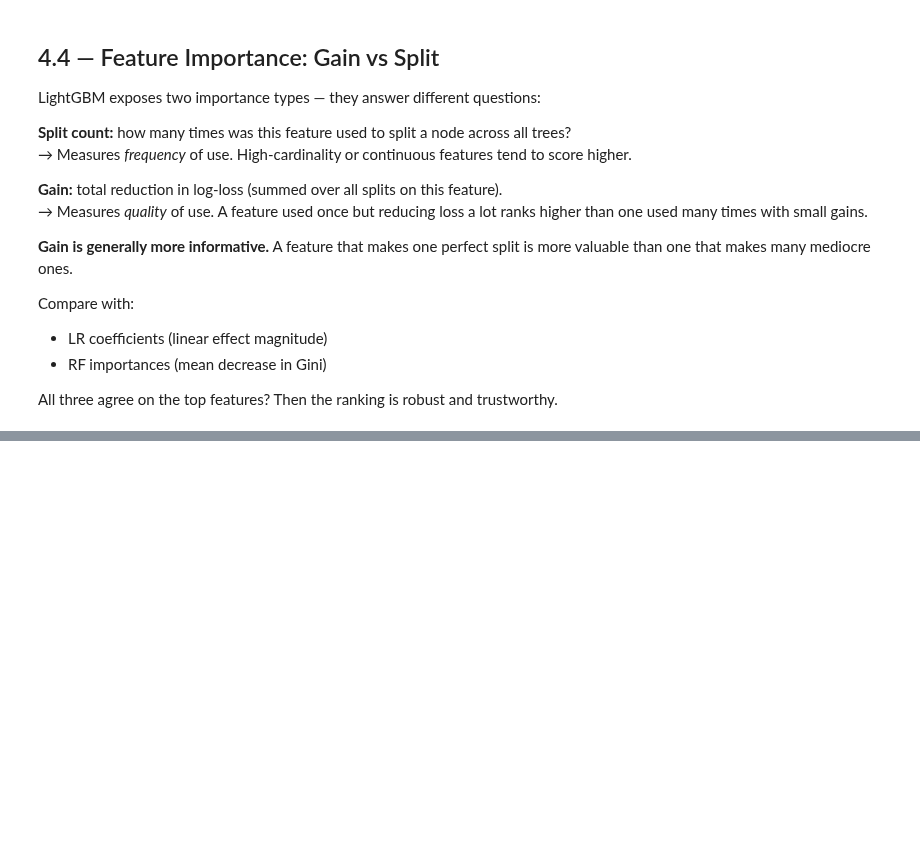
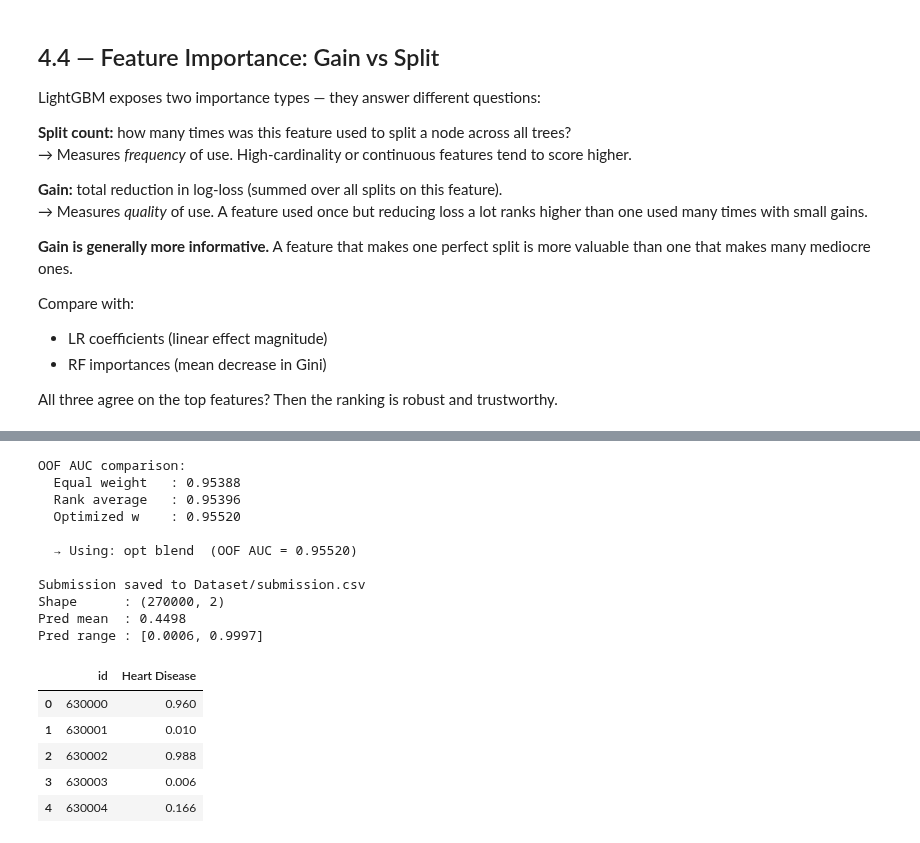
Before and after one commit to pulin05/kaggling, a Jupyter notebook: Competitions/Playground series/Predicting-heart-disease/heart-disease.ipynb, the cells around one changed output, grey strips where cells are left out. Cells and saved outputs as stored; diff of their text form; code cells hidden in the pictures; blank space fills up the shorter version.

Commit message:
final code and first submission

```diff
--- a/Competitions/Playground series/Predicting-heart-disease/heart-disease.ipynb
+++ b/Competitions/Playground series/Predicting-heart-disease/heart-disease.ipynb
@@ -1374,0 +1520,52 @@ The ensemble adapts to hard examples (high residuals) rather than treating all r
+# %%
+test_stack = np.column_stack([lr_test_preds, rf_test_preds, lgb_test_preds])
+
+# Apply the same strategies to test
+test_equal = test_stack.mean(axis=1)
+test_rank  = np.column_stack([rankdata(col) for col in test_stack.T]).mean(axis=1)
+test_opt   = test_stack @ opt_w
+
+# Normalise rank blend to [0,1] so it looks like a probability
+test_rank_norm = (test_rank - test_rank.min()) / (test_rank.max() - test_rank.min())
+
+print('OOF AUC comparison:')
+print(f'  Equal weight   : {auc_equal:.5f}')
+print(f'  Rank average   : {auc_rank:.5f}')
+print(f'  Optimized w    : {auc_opt:.5f}')
+
+# Pick best blend
+scores  = {'equal': auc_equal, 'rank': auc_rank, 'opt': auc_opt}
+best    = max(scores, key=scores.get)
+test_preds_map = {'equal': test_equal, 'rank': test_rank_norm, 'opt': test_opt}
+final_test_preds = test_preds_map[best]
+print(f'\n  → Using: {best} blend  (OOF AUC = {scores[best]:.5f})')
+
+# Build and save submission
+submission = sub.copy()
+submission['Heart Disease'] = final_test_preds
+
+OUT_PATH = 'Dataset/submission.csv'
+submission.to_csv(OUT_PATH, index=False)
+print(f'\nSubmission saved to {OUT_PATH}')
+print(f'Shape      : {submission.shape}')
+print(f'Pred mean  : {final_test_preds.mean():.4f}')
+print(f'Pred range : [{final_test_preds.min():.4f}, {final_test_preds.max():.4f}]')
+submission.head()
+# %% [output]
+OOF AUC comparison:
+  Equal weight   : 0.95388
+  Rank average   : 0.95396
+  Optimized w    : 0.95520
+
+  → Using: opt blend  (OOF AUC = 0.95520)
+
+Submission saved to Dataset/submission.csv
+Shape      : (270000, 2)
+Pred mean  : 0.4498
+Pred range : [0.0006, 0.9997]
+|  | id | Heart Disease |
+| 0 | 630000 | 0.960 |
+| 1 | 630001 | 0.010 |
+| 2 | 630002 | 0.988 |
+| 3 | 630003 | 0.006 |
+| 4 | 630004 | 0.166 |
```
Also changed, not shown: parts of 10 cells of this notebook, 1 other file.
